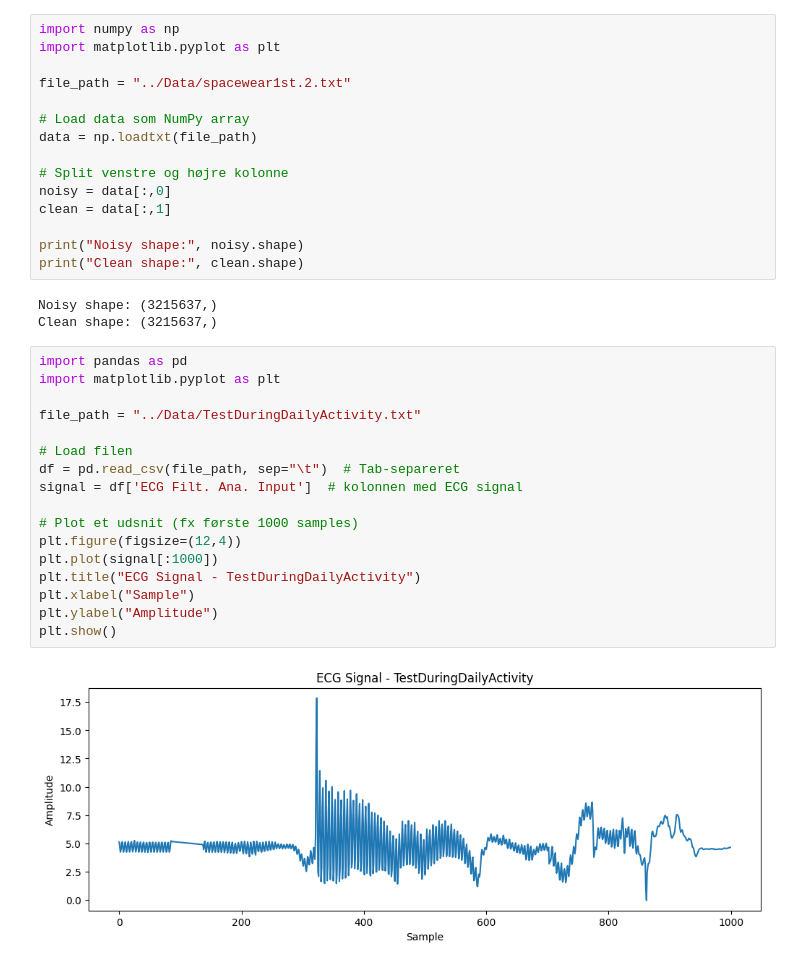
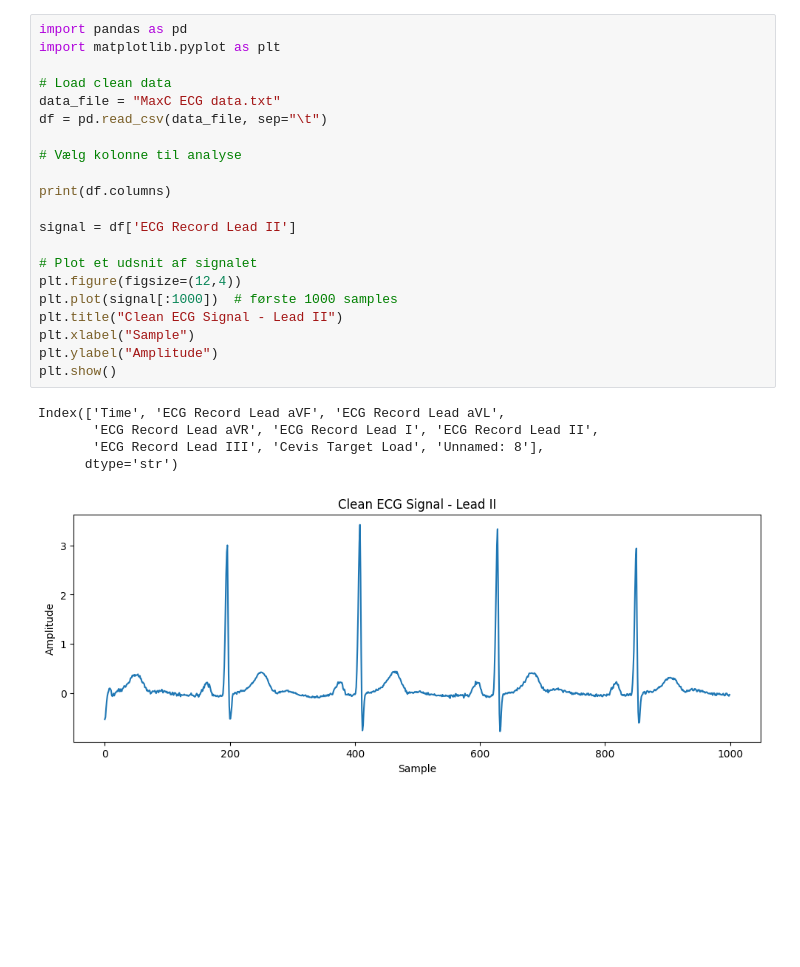
Before and after one commit to RalfasRagauskas/Cyber-Security, a Jupyter notebook: DataPoisoning/ecg_analysis.ipynb, the cells around one changed output. Drawn from its saved outputs; the diff is of its cells as text; blank space fills up the shorter version.

```diff
--- a/DataPoisoning/ecg_analysis.ipynb
+++ b/DataPoisoning/ecg_analysis.ipynb
@@ -39,37 +22,27 @@ print(df.head())
-# %%
-import numpy as np
-import matplotlib.pyplot as plt
-
-file_path = "../Data/spacewear1st.2.txt"
-
-# Load data som NumPy array
-data = np.loadtxt(file_path)
-
-# Split venstre og højre kolonne
-noisy = data[:,0]
-clean = data[:,1]
-
-print("Noisy shape:", noisy.shape)
-print("Clean shape:", clean.shape)
-# %% [output]
-Noisy shape: (3215637,)
-Clean shape: (3215637,)
-# %%
-import pandas as pd
-import matplotlib.pyplot as plt
-
-file_path = "../Data/TestDuringDailyActivity.txt"
-
-# Load filen
-df = pd.read_csv(file_path, sep="\t")  # Tab-separeret
-signal = df['ECG Filt. Ana. Input']  # kolonnen med ECG signal
-
-# Plot et udsnit (fx første 1000 samples)
-plt.figure(figsize=(12,4))
-plt.plot(signal[:1000])
-plt.title("ECG Signal - TestDuringDailyActivity")
-plt.xlabel("Sample")
-plt.ylabel("Amplitude")
-plt.show()
-# %% [output]
-[figure, removed]
+# %%
+import pandas as pd
+import matplotlib.pyplot as plt
+
+# Load clean data
+data_file = "MaxC ECG data.txt"
+df = pd.read_csv(data_file, sep="\t")
+
+# Vælg kolonne til analyse
+
+print(df.columns)
+
+signal = df['ECG Record Lead II']
+
+# Plot et udsnit af signalet
+plt.figure(figsize=(12,4))
+plt.plot(signal[:1000])  # første 1000 samples
+plt.title("Clean ECG Signal - Lead II")
+plt.xlabel("Sample")
+plt.ylabel("Amplitude")
+plt.show()
+# %% [output]
+Index(['Time', 'ECG Record Lead aVF', 'ECG Record Lead aVL',
+       'ECG Record Lead aVR', 'ECG Record Lead I', 'ECG Record Lead II',
+       'ECG Record Lead III', 'Cevis Target Load', 'Unnamed: 8'],
+      dtype='str')
+[figure, added]
```
Also changed, not shown: parts of 4 cells of this notebook, 9 other files.
